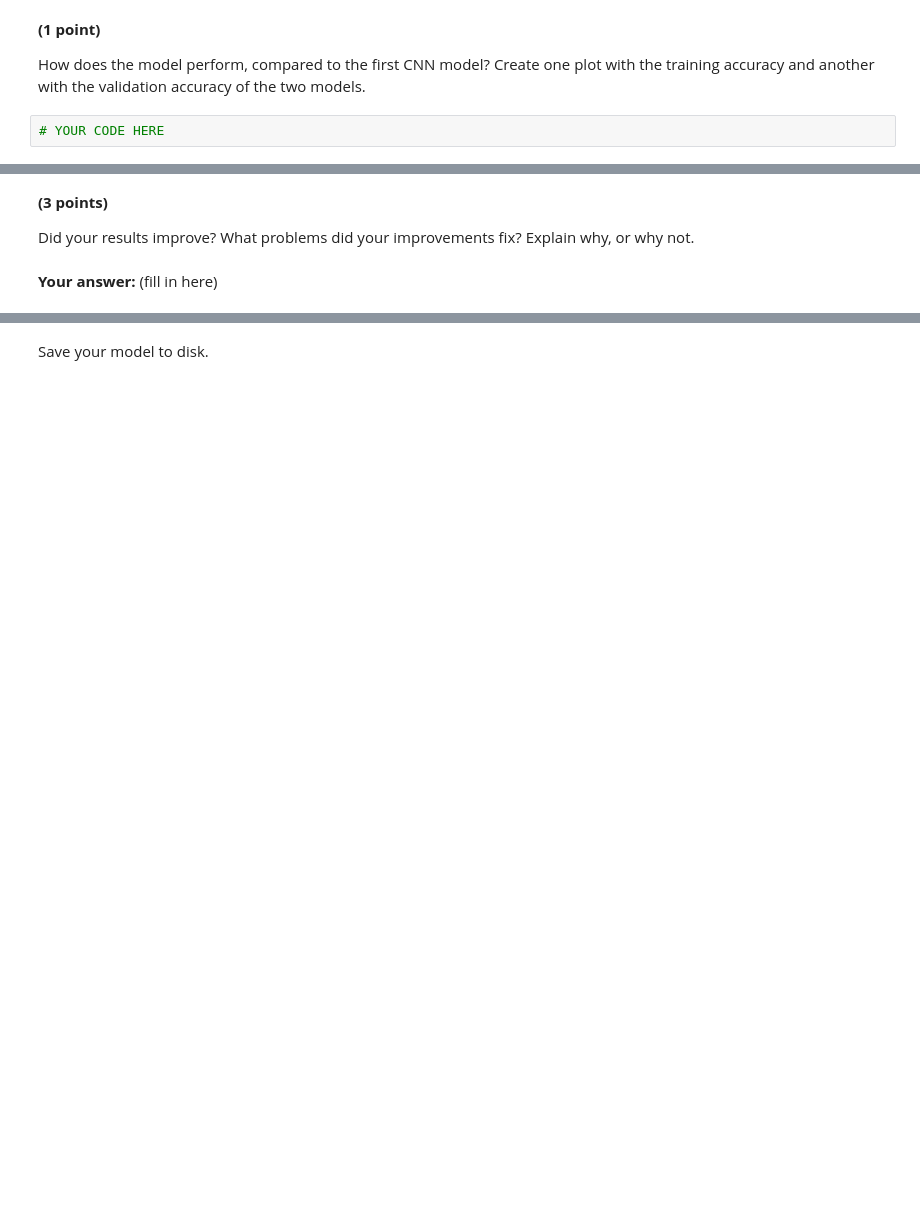
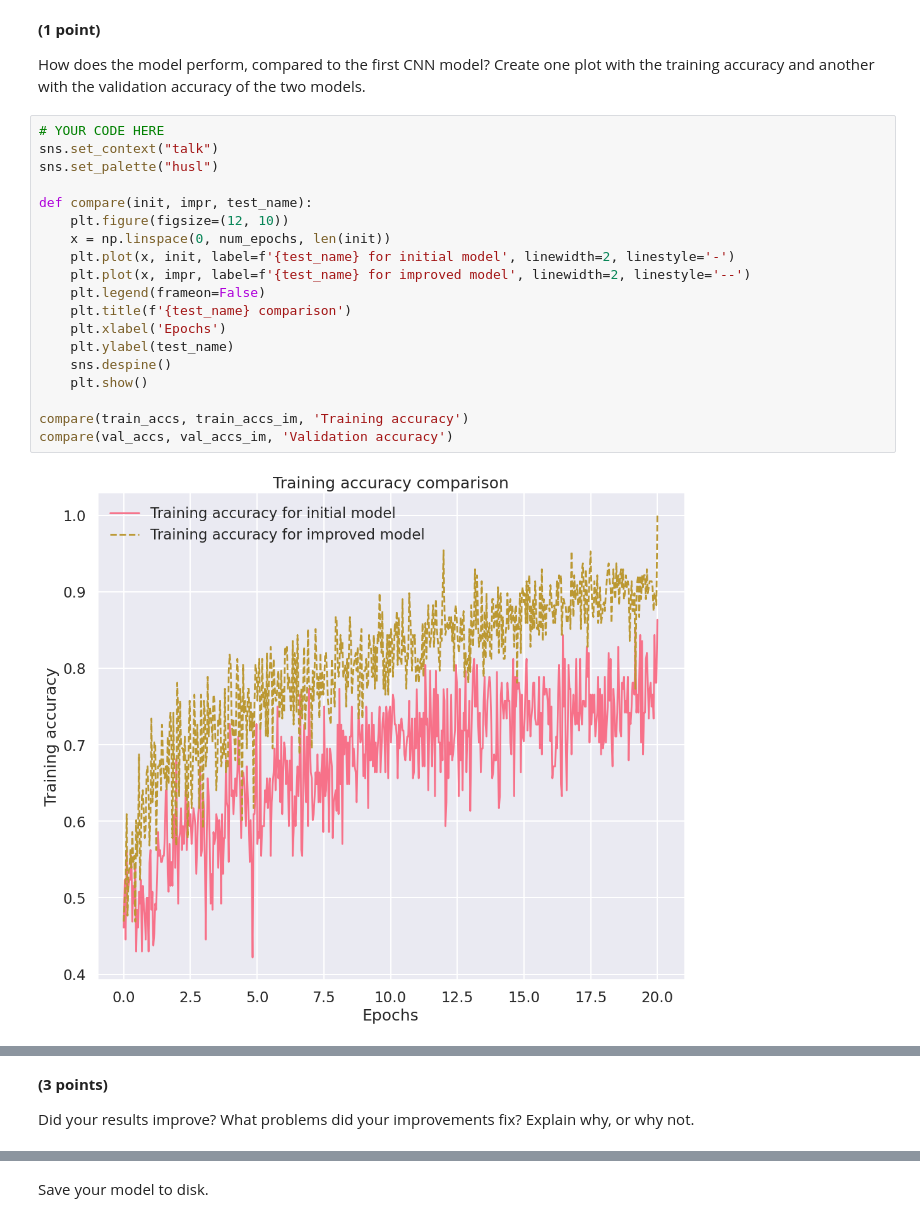
Before and after one commit to jingzhang00/deep-machine-learning, a Jupyter notebook: home-assignments/HA1/HA1.ipynb, the cells around one changed output, grey strips where cells are left out. Saved outputs shown, nothing was run; the diff lists cells and outputs as text; blank space fills up the shorter version.

Commit message:
initial commit

```diff
--- a/home-assignments/HA1/HA1.ipynb
+++ b/home-assignments/HA1/HA1.ipynb
@@ -868,5 +854,24 @@ visual(train_accs_im, val_accs_im, 'Accuracy')
 **(1 point)**
 
 How does the model perform, compared to the first CNN model? Create one plot with the training accuracy and another with the validation accuracy of the two models.
-# %%
-# YOUR CODE HERE
+# %%
+# YOUR CODE HERE
+sns.set_context("talk")
+sns.set_palette("husl")
+
+def compare(init, impr, test_name):
+    plt.figure(figsize=(12, 10))
+    x = np.linspace(0, num_epochs, len(init))
+    plt.plot(x, init, label=f'{test_name} for initial model', linewidth=2, linestyle='-')
+    plt.plot(x, impr, label=f'{test_name} for improved model', linewidth=2, linestyle='--')
+    plt.legend(frameon=False)
+    plt.title(f'{test_name} comparison')
+    plt.xlabel('Epochs')
+    plt.ylabel(test_name)
+    sns.despine()
+    plt.show()
+
+compare(train_accs, train_accs_im, 'Training accuracy')
+compare(val_accs, val_accs_im, 'Validation accuracy')
+# %% [output]
+[figure, added]
@@ -874,5 +880,3 @@ How does the model perform, compared to the first CNN model? Create one plot wit
 **(3 points)**
 
 Did your results improve? What problems did your improvements fix? Explain why, or why not.
-# %% [markdown]
-**Your answer:** (fill in here)
```
Also changed, not shown: parts of 25 cells of this notebook.
